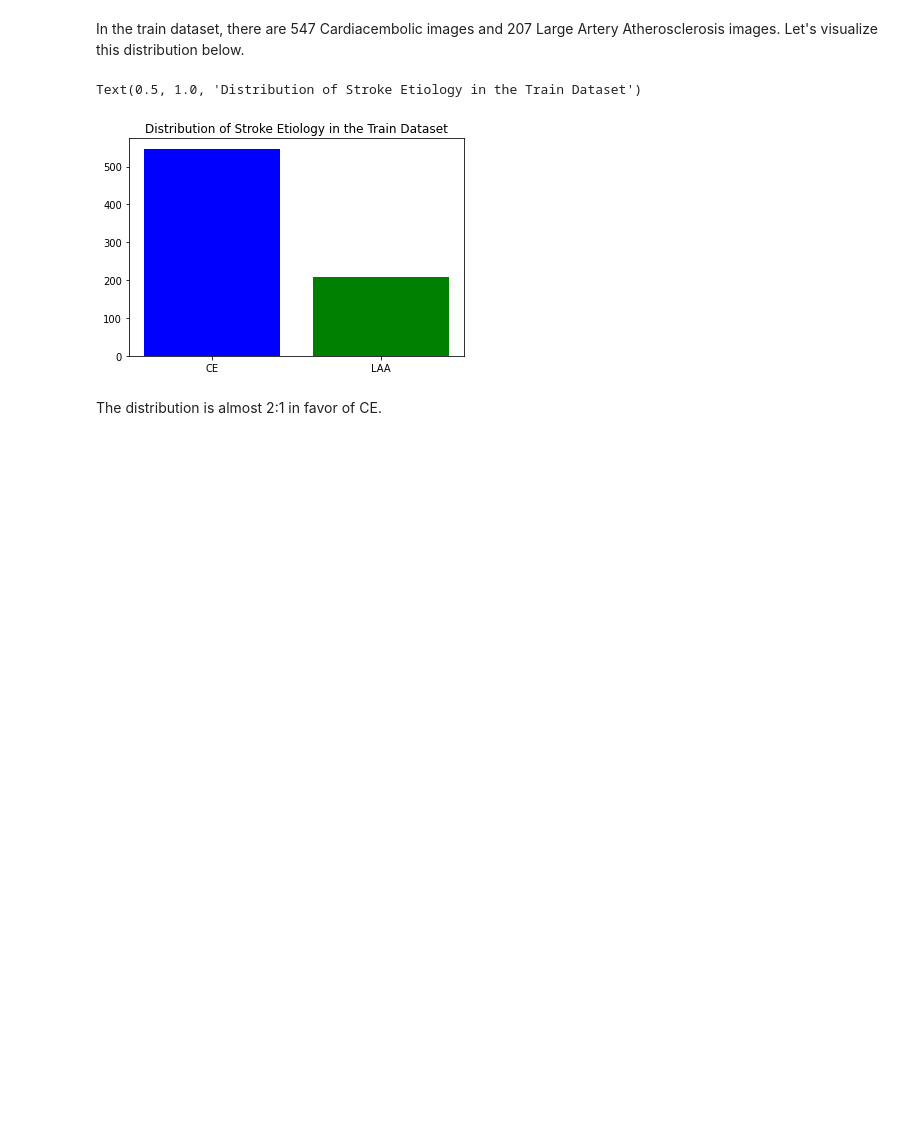
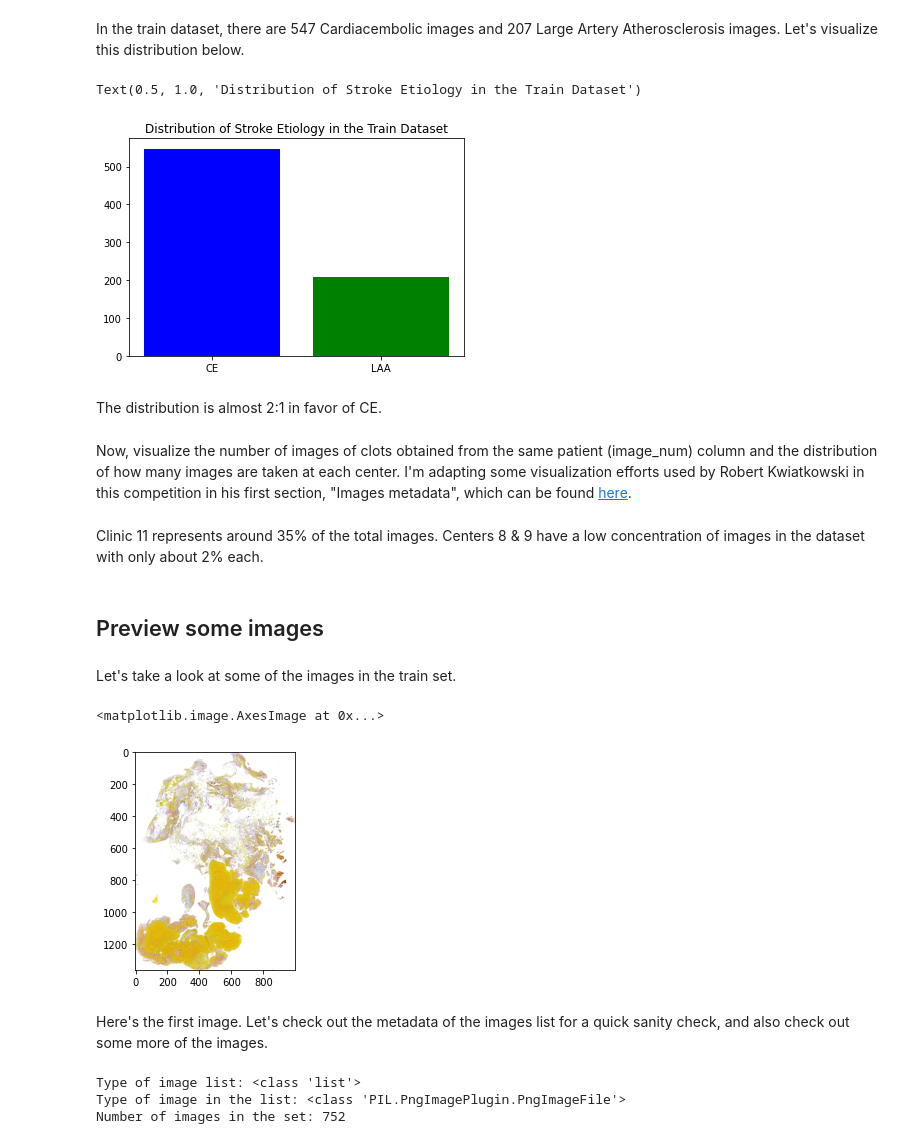
Before and after one commit to samoliver3/capstone-STRIP-AI, a Jupyter notebook: STRIP.ipynb, the cells around one changed output. Cells and saved outputs as stored; diff of their text form; code cells hidden in the pictures; blank space fills up the shorter version.

```diff
--- a/STRIP.ipynb
+++ b/STRIP.ipynb
@@ -141,3 +152,5 @@ Text(0.5, 1.0, 'Distribution of Stroke Etiology in the Train Dataset')
 [figure]
 # %% [markdown]
 The distribution is almost 2:1 in favor of CE.
+# %% [markdown]
+Now, visualize the number of images of clots obtained from the same patient (image_num) column and the distribution of how many images are taken at each center. I'm adapting some visualization efforts used by Robert Kwiatkowski in this competition in his first section, "Images metadata", which can be found [here](https://www.kaggle.com/code/datark1/eda-images-processing-and-exploration).
@@ -143,0 +171,37 @@ The distribution is almost 2:1 in favor of CE.
+# %% [markdown]
+Clinic 11 represents around 35% of the total images. Centers 8 & 9 have a low concentration of images in the dataset with only about 2% each.
+# %% [markdown]
+## Preview some images
+# %% [markdown]
+Let's take a look at some of the images in the train set.
+# %%
+from PIL import Image
+images = []
+
+# png file type in train folder
+for filename in glob.glob('/content/drive/MyDrive/Flatiron/Capstone/train_images/*.png'):
+    im=Image.open(filename)
+    images.append(im)
+
+plt.imshow(images[0])
+# %% [output]
+<matplotlib.image.AxesImage at 0x...>
+[figure, added]
+# %% [markdown]
+Here's the first image. Let's check out the metadata of the images list for a quick sanity check, and also check out some more of the images.
+# %%
+# check out data types for the image list and individual images
+i_l_t = type(images)     # type for images list
+i_t = type(images[4])     # type for an image in the image list
+
+# look at size of the list- should be 754. I know it will be 752- I'll fix later
+i_l_s = len(images)
+
+# print out meta findings
+print(f"Type of image list: {i_l_t}")
+print(f"Type of image in the list: {i_t}")
+print(f"Number of images in the set: {i_l_s}")
+# %% [output]
+Type of image list: <class 'list'>
+Type of image in the list: <class 'PIL.PngImagePlugin.PngImageFile'>
+Number of images in the set: 752
```
Also changed, not shown: parts of 15 cells of this notebook.
